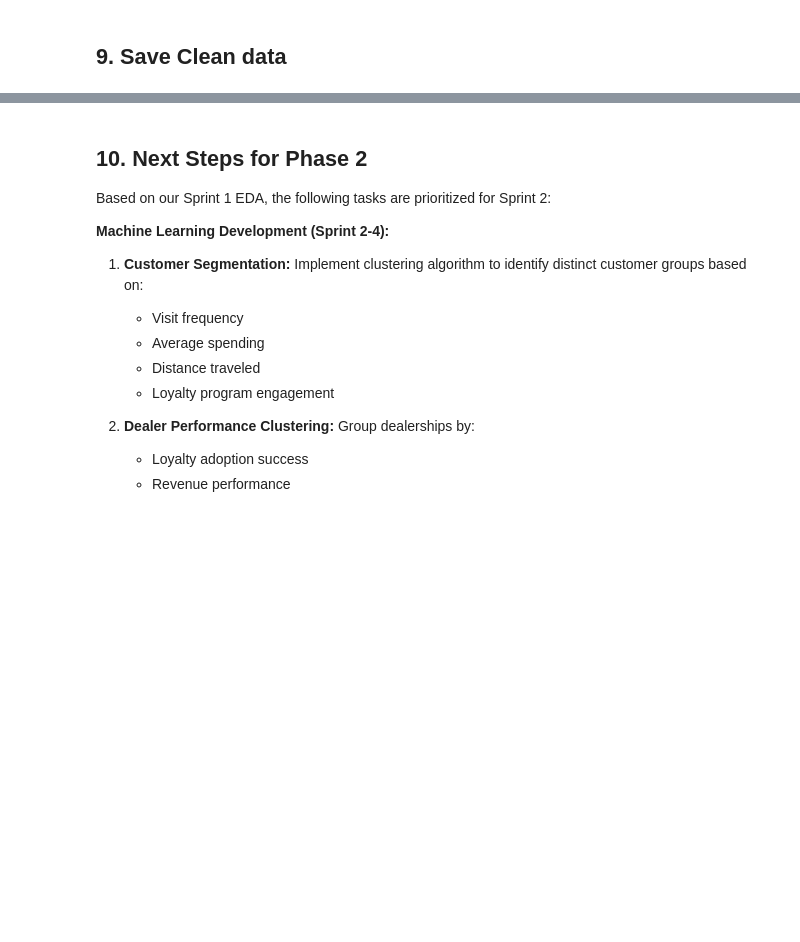
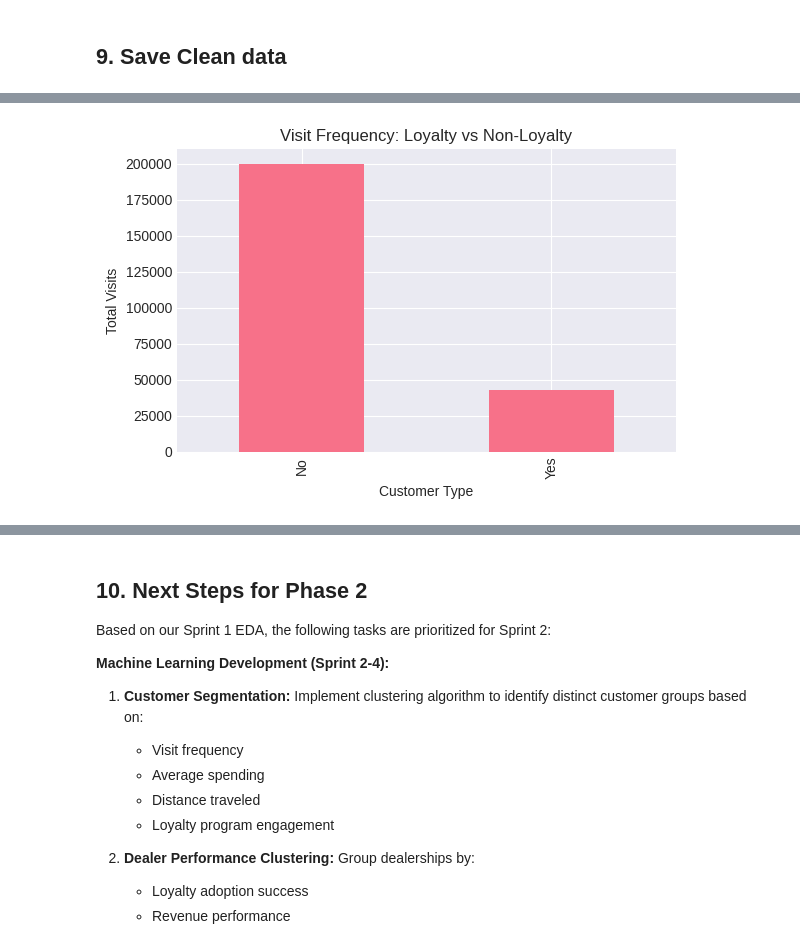
Before and after one commit to rbrabusa/cmpt3830_alpaca, a Jupyter notebook: cmpt3830_phase_1_go_auto.ipynb, the cells around one changed output, grey strips where cells are left out. Drawn from its saved outputs; the diff is of its cells as text; code cells hidden in the pictures; blank space fills up the shorter version.

```diff
--- a/cmpt3830_phase_1_go_auto.ipynb
+++ b/cmpt3830_phase_1_go_auto.ipynb
@@ -1115,0 +1343,15 @@ KEY FINDINGS FROM EXPLORATORY DATA ANALYSIS
+# %%
+# Compare visit patterns and spending
+customer_behavior = df_clean.groupby('loyalty_card').agg(
+    total_visits=('vin', 'count'),
+    avg_cost=('cost_avg', 'mean'),
+    avg_vehicle_age=('vehicle_age', 'mean'),
+    avg_distance=('distance', 'mean')
+)
+
+# Round numeric metrics for readability
+customer_behavior = customer_behavior.round(2)
+
+# Display the table
+print("\nCustomer Behavior Comparison (Loyalty vs Non-Loyalty):")
+print(customer_behavior)
@@ -1115,0 +1496,70 @@ KEY FINDINGS FROM EXPLORATORY DATA ANALYSIS
+# %%
+# Figure 2: Customer Behavior Analysis
+
+# Visit frequency distribution
+plt.figure(figsize=(6, 4))
+customer_behavior['total_visits'].plot(kind='bar')
+plt.title('Visit Frequency: Loyalty vs Non-Loyalty')
+plt.xlabel('Customer Type')
+plt.ylabel('Total Visits')
+plt.tight_layout()
+plt.show()
+
+# Distance traveled
+plt.figure(figsize=(6, 4))
+df_clean.boxplot(column='distance', by='loyalty_card')
+plt.title('Distance Traveled by Loyalty Status')
+plt.suptitle('')
+plt.xlabel('Loyalty Card')
+plt.ylabel('Distance (in KM)')
+plt.tight_layout()
+plt.show()
+
+# Visit frequency by make**
+make_visits = df_clean.groupby(['make', 'vin']).size().reset_index(name='visit_count')
+avg_visits_by_make = make_visits.groupby('make')['visit_count'].mean().sort_values(ascending=False)
+
+plt.figure(figsize=(10, 5))
+avg_visits_by_make.plot(kind='bar', color='teal', edgecolor='black')
+plt.title('Average Visits per Customer by Make', fontsize=14, fontweight='bold')
+plt.xlabel('Make', fontsize=12)
+plt.ylabel('Average Visits per Customer', fontsize=12)
+plt.xticks(rotation=45, ha='right')
+plt.grid(axis='y', alpha=0.3)
+plt.tight_layout()
+plt.show()
+
+# Spending patterns over time: Year-over-Year comparison
+# Remove NaN years first
+df_plot = df_clean[df_clean['service_year'].notna()].copy()
+
+# Define distinct colors for each year
+colors = ['#e74c3c', '#f39c12', '#2ecc71', '#3498db', '#9b59b6']  # Red, Orange, Green, Blue, Purple
+
+plt.figure(figsize=(12, 6))
+for i, year in enumerate(sorted(df_plot['service_year'].unique())):
+    year_data = df_plot[df_plot['service_year'] == year]
+    monthly_spend = year_data.groupby('service_month')['cost_avg'].mean()
+    plt.plot(monthly_spend.index, monthly_spend.values, marker='o',
+             label=int(year), linewidth=2, color=colors[i], markersize=6)
+
+plt.title('Average Service Revenue by Month (Year-over-Year)', fontsize=14, fontweight='bold')
+plt.xlabel('Month', fontsize=12)
+plt.ylabel('Average Revenue ($)', fontsize=12)
+plt.legend(title='Year', fontsize=10)
+plt.grid(alpha=0.3)
+plt.xticks(range(1, 13))
+plt.tight_layout()
+plt.show()
+
+# Appointment usage
+plt.figure(figsize=(5, 5))
+df_clean['appointment'].value_counts().plot(kind='pie', autopct='%1.1f%%')
+plt.title('Appointment Usage')
+plt.ylabel('')
+plt.tight_layout()
+plt.show()
+
+print("Figure 2 generated: Customer Behavior Analysis")
+# %% [output]
+[figure, added]
```
Also changed, not shown: parts of 55 cells of this notebook.
